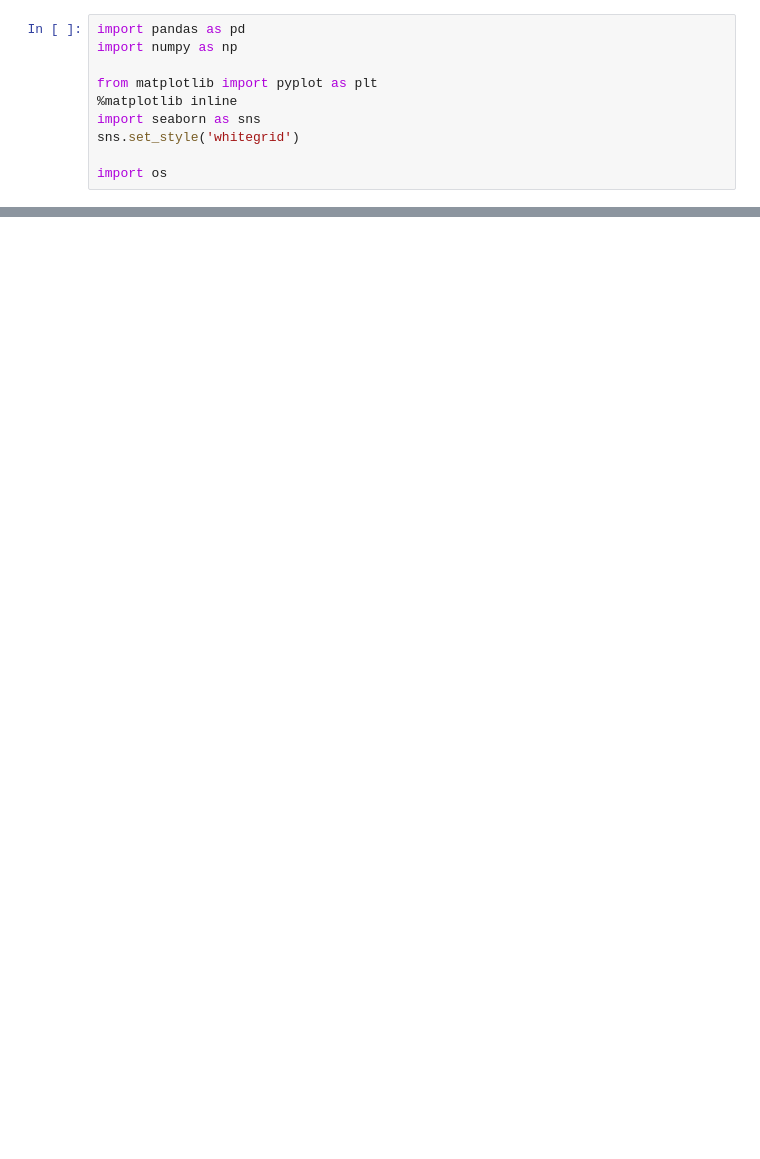
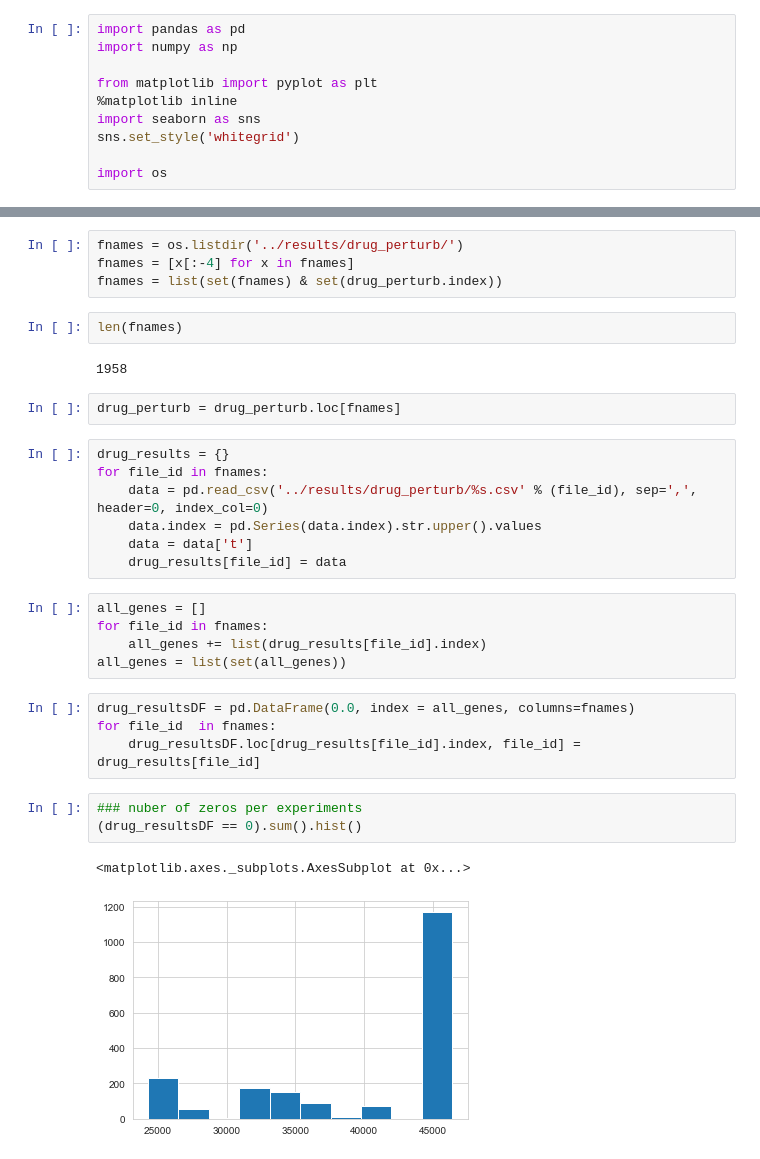
Before and after one commit to Vargeszti/Thesis, a Jupyter notebook: code/benchmark_data.ipynb, the cells around one changed output, grey strips where cells are left out. Saved outputs shown, nothing was run; the diff lists cells and outputs as text; blank space fills up the shorter version.

```diff
--- a/code/benchmark_data.ipynb
+++ b/code/benchmark_data.ipynb
@@ -91,0 +96,32 @@ meta[meta['sign']!=0]
+# %%
+fnames = os.listdir('../results/drug_perturb/')
+fnames = [x[:-4] for x in fnames]
+fnames = list(set(fnames) & set(drug_perturb.index))
+# %%
+len(fnames)
+# %% [output]
+1958
+# %%
+drug_perturb = drug_perturb.loc[fnames]
+# %%
+drug_results = {}
+for file_id in fnames:
+    data = pd.read_csv('../results/drug_perturb/%s.csv' % (file_id), sep=',', header=0, index_col=0)
+    data.index = pd.Series(data.index).str.upper().values
+    data = data['t']
+    drug_results[file_id] = data
+# %%
+all_genes = []
+for file_id in fnames:
+    all_genes += list(drug_results[file_id].index)
+all_genes = list(set(all_genes))
+# %%
+drug_resultsDF = pd.DataFrame(0.0, index = all_genes, columns=fnames)
+for file_id  in fnames:
+    drug_resultsDF.loc[drug_results[file_id].index, file_id] = drug_results[file_id]
+# %%
+### nuber of zeros per experiments
+(drug_resultsDF == 0).sum().hist()
+# %% [output]
+<matplotlib.axes._subplots.AxesSubplot at 0x...>
+[figure, added]
```
Also changed, not shown: parts of 43 cells of this notebook.
